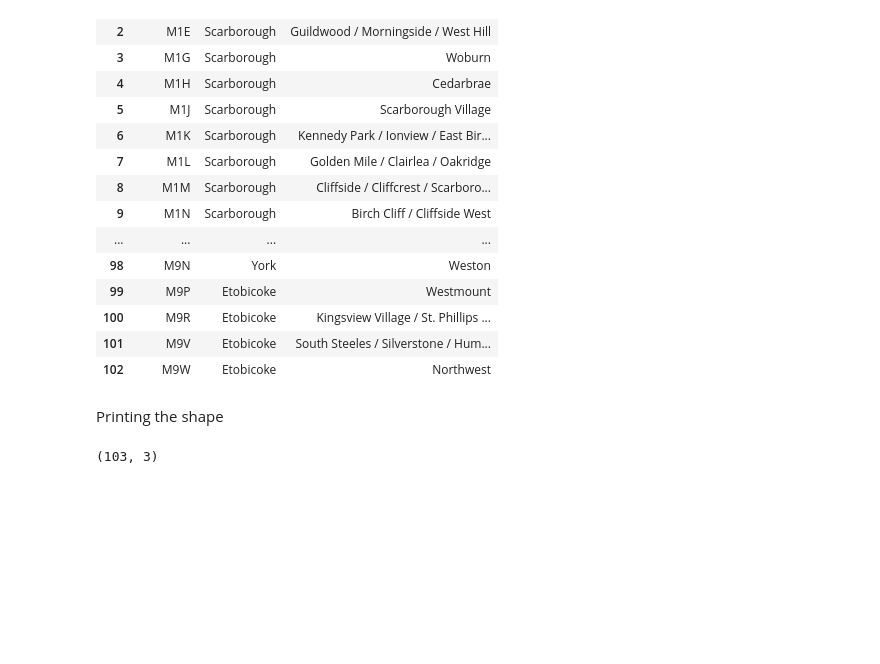
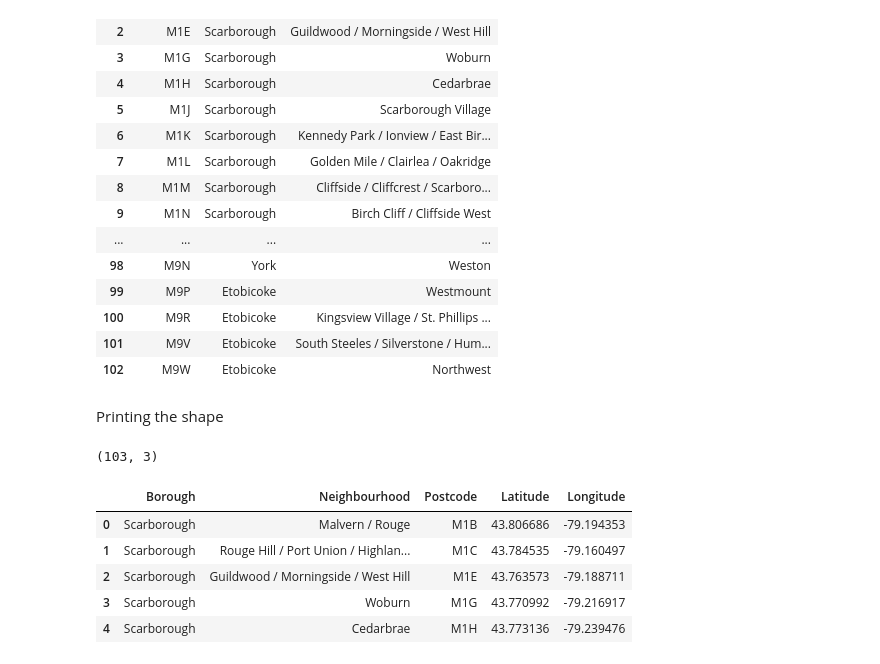
Before and after one commit to fuerostic/capstone_ds, a Jupyter notebook: assignment.ipynb, the cells around one changed output. Cells and saved outputs as stored; diff of their text form; code cells hidden in the pictures; blank space fills up the shorter version.

```diff
--- a/assignment.ipynb
+++ b/assignment.ipynb
@@ -140,3 +140,17 @@ Printing the shape
 df_p.shape
 # %% [output]
 (103, 3)
+# %%
+df_g = pd.read_csv('http://cocl.us/Geospatial_data')
+df_g.columns = ['Postcode', 'Latitude', 'Longitude']
+# %%
+df_post = pd.merge(df_p, df_g, on=['Postcode'], how='inner')
+df_toronto = df_post[['Borough', 'Neighbourhood', 'Postcode', 'Latitude', 'Longitude']].copy()
+df_toronto.head()
+# %% [output]
+|  | Borough | Neighbourhood | Postcode | Latitude | Longitude |
+| 0 | Scarborough | Malvern / Rouge | M1B | 43.806686 | -79.194353 |
+| 1 | Scarborough | Rouge Hill / Port Union / Highlan... | M1C | 43.784535 | -79.160497 |
+| 2 | Scarborough | Guildwood / Morningside / West Hill | M1E | 43.763573 | -79.188711 |
+| 3 | Scarborough | Woburn | M1G | 43.770992 | -79.216917 |
+| 4 | Scarborough | Cedarbrae | M1H | 43.773136 | -79.239476 |
```
